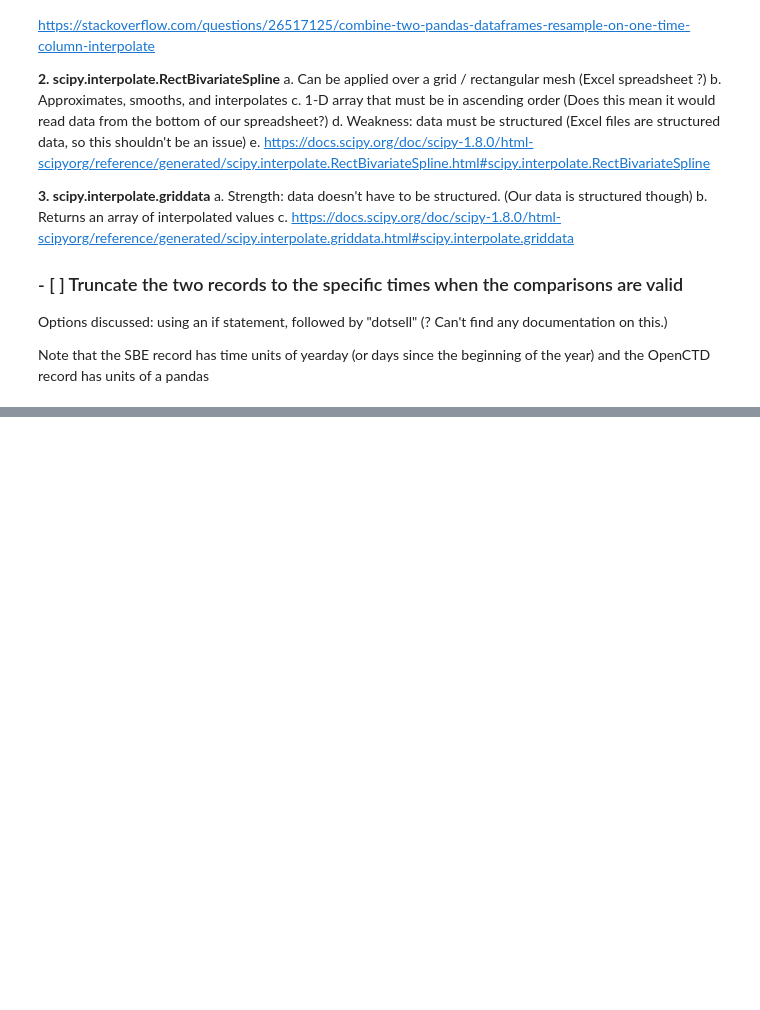
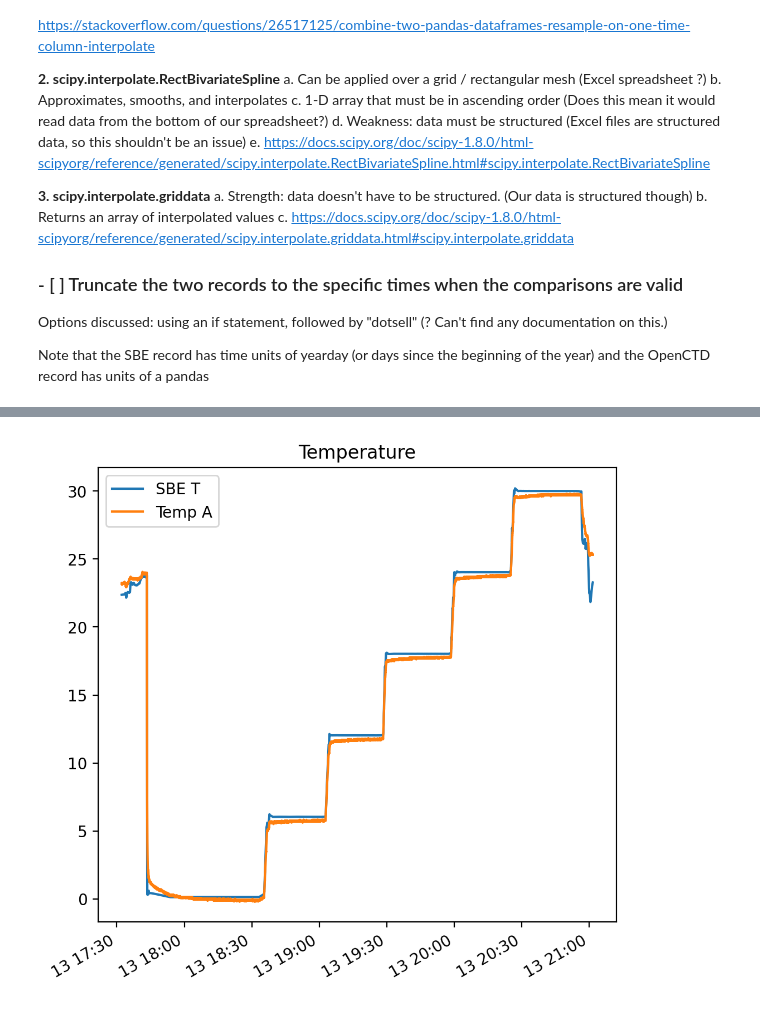
Before and after one commit to jtomfarrar/OpenCTD_testing, a Jupyter notebook: code/read_data.ipynb, the cells around one changed output, grey strips where cells are left out. Saved outputs shown, nothing was run; the diff lists cells and outputs as text; code cells hidden in the pictures; blank space fills up the shorter version.

```diff
--- a/code/read_data.ipynb
+++ b/code/read_data.ipynb
@@ -120,7 +123,8 @@ Date, Time,Pressure,Temp A,Temp B,Temp C,Conductivity
 08/13/2021,12:32:04,1007.30,23.19,23.44,23.19,
 # %%
 # Load OpenCTD file
-fname=r'..\data\raw\cal_bath\LOG001_Copy.CSV'
+# fname=r'..\data\raw\cal_bath\LOG001_Copy.CSV' # windows
+fname=r'../data/raw/cal_bath/LOG001_Copy.CSV' # linux
 ds2=pd.read_csv(fname) #,skip_header=1, delimiter=',')
 # %%
 ds2
@@ -266,0 +307,15 @@ Note that the SBE record has time units of yearday (or days since the beginning
+# %%
+OCTD_time = ds2timeDT
+OCTD_T = ds2['Temp A'].values
+
+SBE_time = ds1timeDT
+SBE_T = ds1['T'].values
+# %%
+dt64_SBE = []
+for dt_i in SBE_time:
+    dt64_SBE.append(np.datetime64(dt_i))
+dt64_OCTD = []
+for dt_i in OCTD_time:
+    dt64_OCTD.append(np.datetime64(dt_i))
+
+# dt64 = np.datetime64(dt_i for dt_i in SBE_time)
@@ -266,0 +325,12 @@ Note that the SBE record has time units of yearday (or days since the beginning
+# %%
+SBE_T_interp = np.interp(dt64_OCTD,dt64_SBE,SBE_T)
+# %%
+fig = plt.figure()
+ax2 = plt.axes()
+ax2.plot(dt64_OCTD,SBE_T_interp)
+ax2.plot(dt64_OCTD,OCTD_T)
+plt.title('Temperature')
+ax2.legend(['SBE T','Temp A'])
+fig.autofmt_xdate()
+# %% [output]
+[figure, added]
```
Also changed, not shown: parts of 19 cells of this notebook.
